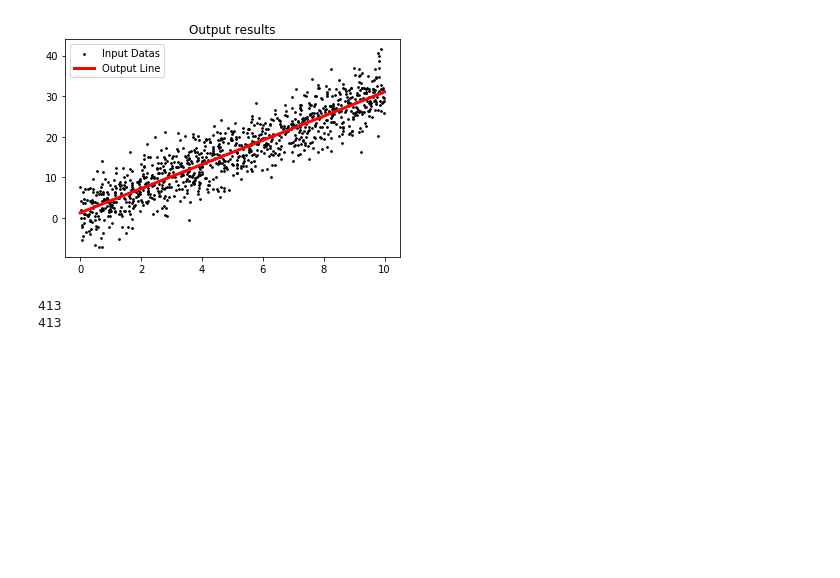
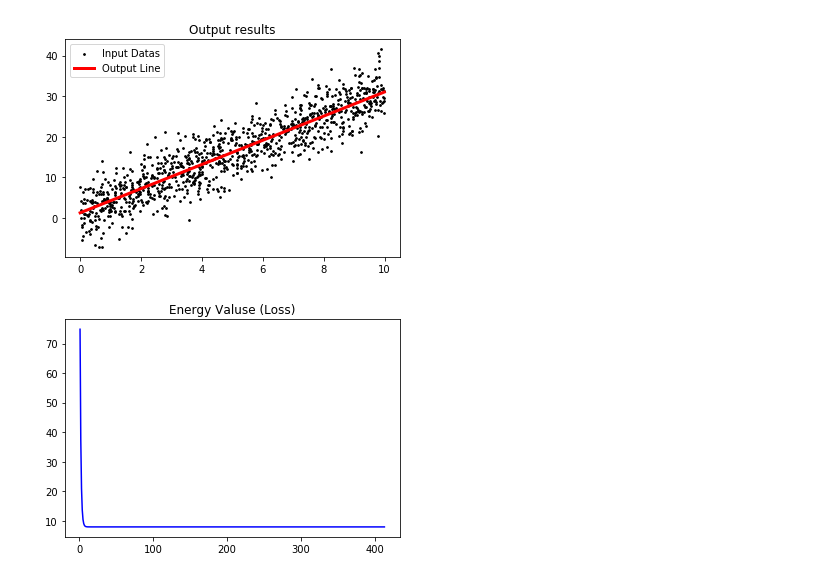
Before and after one commit to jesnk/20_1_ml_class, a Jupyter notebook: assignment/02/02.ipynb, the cells around one changed output. Drawn from its saved outputs; the diff is of its cells as text; code cells hidden in the pictures; blank space fills up the shorter version.

Commit message:
Plotting the energy values

```diff
--- a/assignment/02/02.ipynb
+++ b/assignment/02/02.ipynb
@@ -128,9 +128,9 @@ plt.legend([plot1,plot2],["Input Datas","Output Line"])
 plt.show()
 # %% [output]
 [figure]
-# %%
-print(len(epoch_log))
-print(len(loss_log))
-# %% [output]
-413
-413
+# %%
+plot1 = plt.plot(epoch_log,loss_log, color='blue',label='Energy Values')
+plt.title("Energy Valuse (Loss)")
+plt.show()
+# %% [output]
+[figure, added]
```
